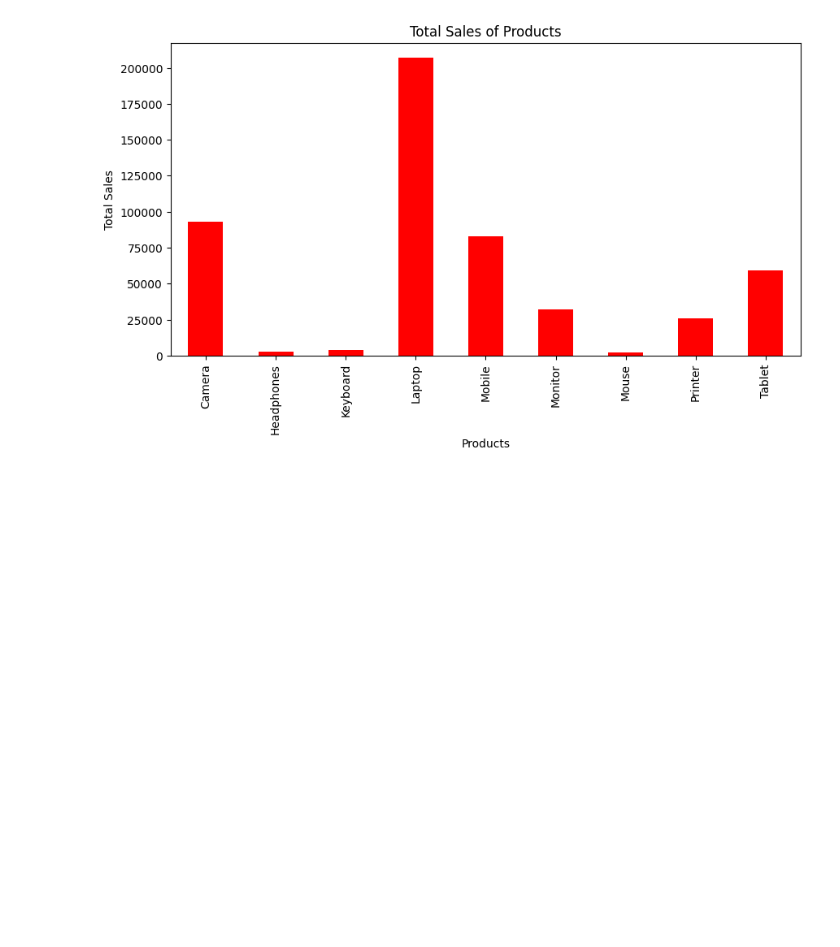
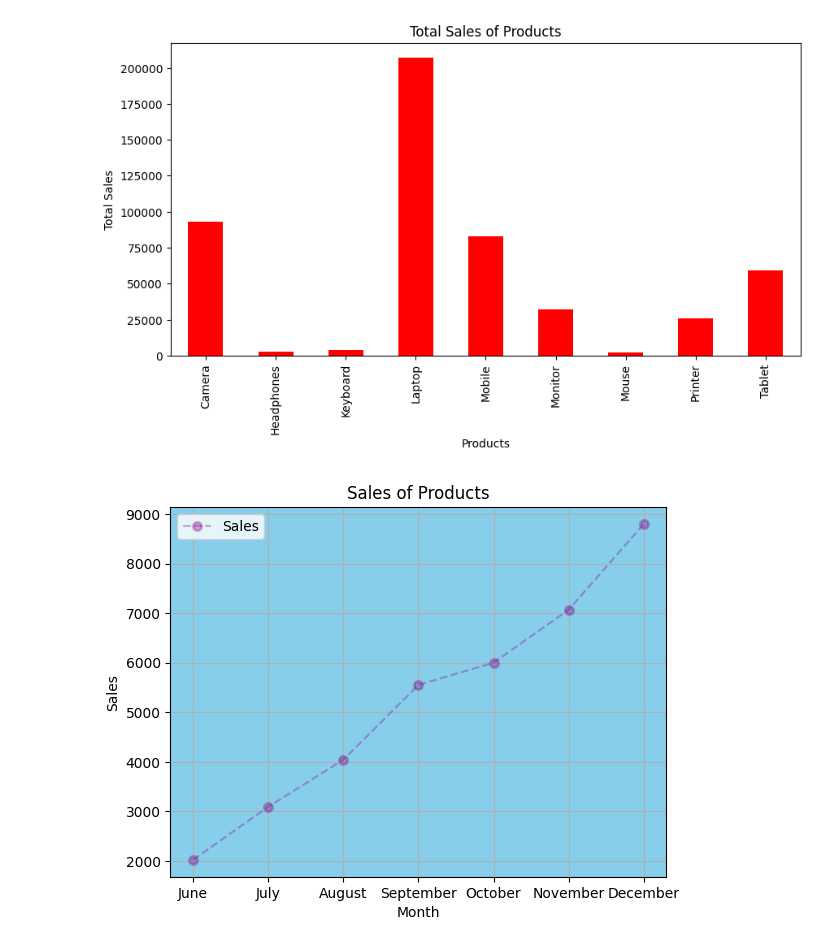
Before and after one commit to TechKirtisingh/DSAI, a Jupyter notebook: mathplotlib.ipynb, the cells around one changed output. Saved outputs shown, nothing was run; the diff lists cells and outputs as text; code cells hidden in the pictures; blank space fills up the shorter version.

```diff
--- a/mathplotlib.ipynb
+++ b/mathplotlib.ipynb
@@ -164,3 +155,20 @@ sales_df.groupby("Product")["Sales"].sum().plot(
 # %% [output]
 <Axes: title={'center': 'Total Sales of Products'}, xlabel='Products', ylabel='Total Sales'>
 [figure]
+# %%
+import pandas as pd
+import matplotlib.pyplot as plt
+
+# Create DataFrame
+df = pd.DataFrame({
+    "Sales": [2020, 3090, 4040, 5550, 6000, 7070, 8800],
+    "Month": ["June", "July", "August", "September", "October", "November", "December"]
+})
+
+# alpha = 0.3 means the transparency of the line.  (lie betwwen 0 and 1) 0 means completely transparent and 1 means completely opaque.
+df.plot(kind = "line" , x = "Month" , y = "Sales" , title = "Sales of Products" , color = "purple" , xlabel = "Month" , ylabel = "Sales" , grid = True , alpha = .3 , markeredgewidth = 2 , marker = 'o' , linestyle = "--")
+plt.gca().set_facecolor('skyblue')
+plt.Figure(figsize=(10, 8) , facecolor = "lightgreen")
+plt.show()
+# %% [output]
+[figure, added]
```
Also changed, not shown: parts of 3 cells of this notebook, 3 other files.
